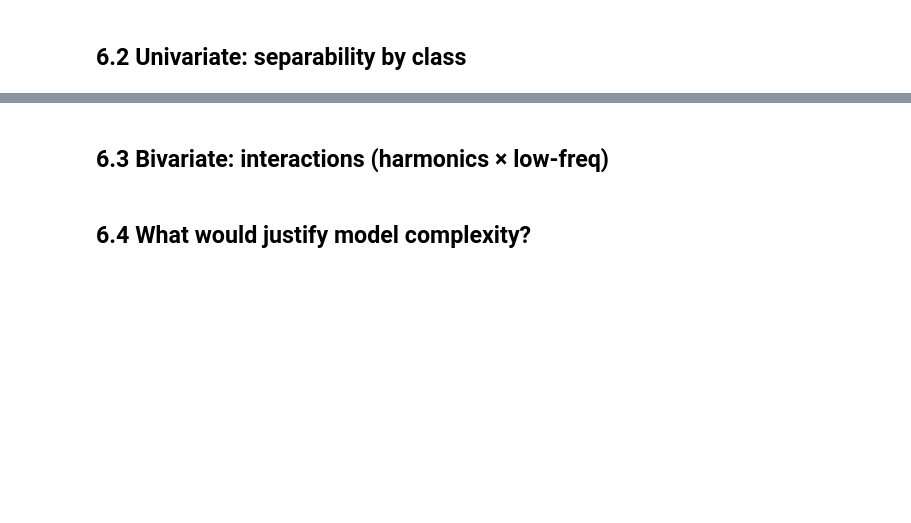
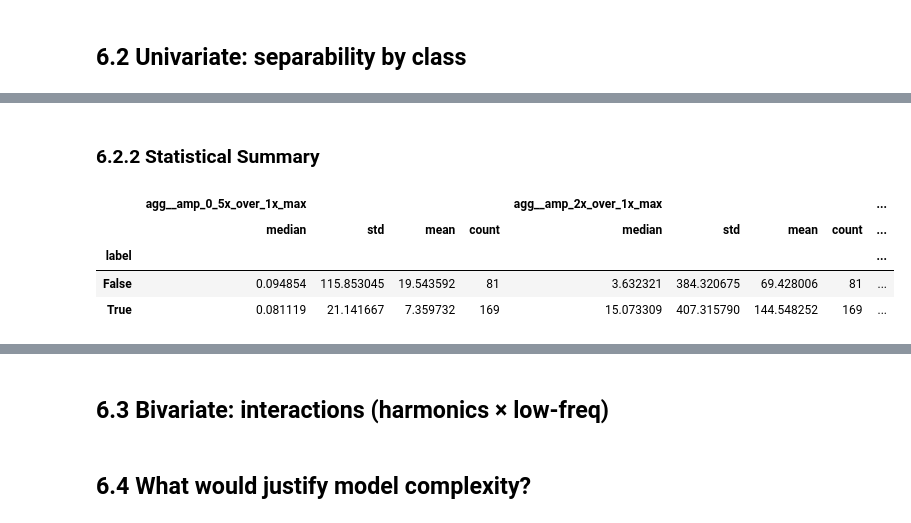
Before and after one commit to marioandrededeus/vibration-condition-monitoring, a Jupyter notebook: notebooks/01_part2_pipeline.ipynb, the cells around one changed output, grey strips where cells are left out. Cells and saved outputs as stored; diff of their text form; code cells hidden in the pictures; blank space fills up the shorter version.

```diff
--- a/notebooks/01_part2_pipeline.ipynb
+++ b/notebooks/01_part2_pipeline.ipynb
@@ -595,0 +659,24 @@ Name: proportion, dtype: float64
+# %% [markdown]
+### 6.2.2 Statistical Summary
+# %%
+cols = [
+    "agg__amp_0_5x_over_1x_max",
+    "agg__amp_2x_over_1x_max",
+    "agg__amp_3x_over_1x_max",
+    "agg__bp_0_50_ratio_max",
+    "agg__crest_factor_max",
+]
+
+summary = (
+    features_df
+    .groupby("label")[cols]
+    .agg(["median", "std", "mean", "count"])
+)
+
+summary
+# %% [output]
+|  | agg__amp_0_5x_over_1x_max |  |  |  | agg__amp_2x_over_1x_max |  |  |  | ... |
+|  | median | std | mean | count | median | std | mean | count | ... |
+| label |  |  |  |  |  |  |  |  | ... |
+| False | 0.094854 | 115.853045 | 19.543592 | 81 | 3.632321 | 384.320675 | 69.428006 | 81 | ... |
+| True | 0.081119 | 21.141667 | 7.359732 | 169 | 15.073309 | 407.315790 | 144.548252 | 169 | ... |
```
Also changed, not shown: parts of 13 cells of this notebook.
